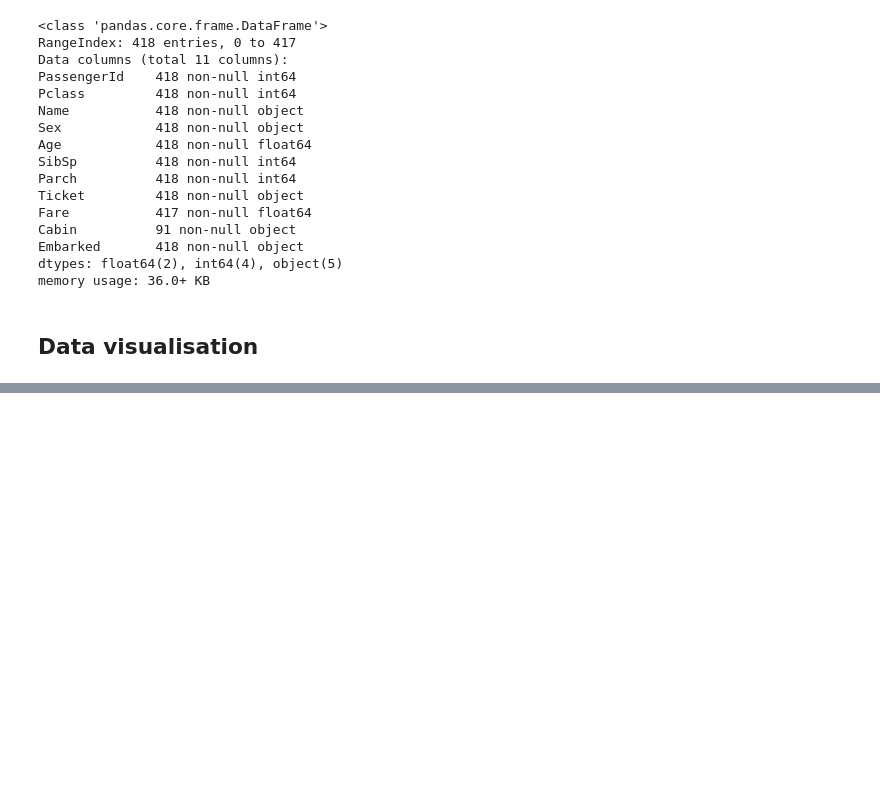
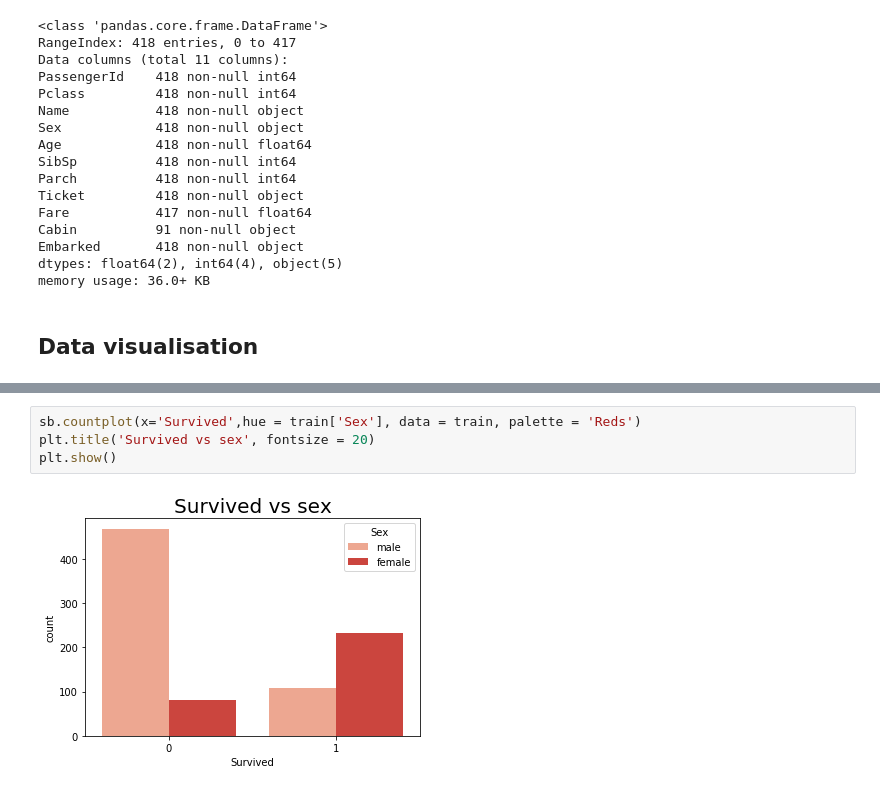
Before and after one commit to gilbeckers/titanic, a Jupyter notebook: DataVisulisation-and-XGBClassifier.ipynb, the cells around one changed output, grey strips where cells are left out. Cells and saved outputs as stored; diff of their text form; blank space fills up the shorter version.

```diff
--- a/DataVisulisation-and-XGBClassifier.ipynb
+++ b/DataVisulisation-and-XGBClassifier.ipynb
@@ -221,0 +228,6 @@ plt.show()
+# %%
+sb.countplot(x='Survived',hue = train['Sex'], data = train, palette = 'Reds')
+plt.title('Survived vs sex', fontsize = 20)
+plt.show()
+# %% [output]
+[figure, added]
```
Also changed, not shown: parts of 37 cells of this notebook, 1 other file.
